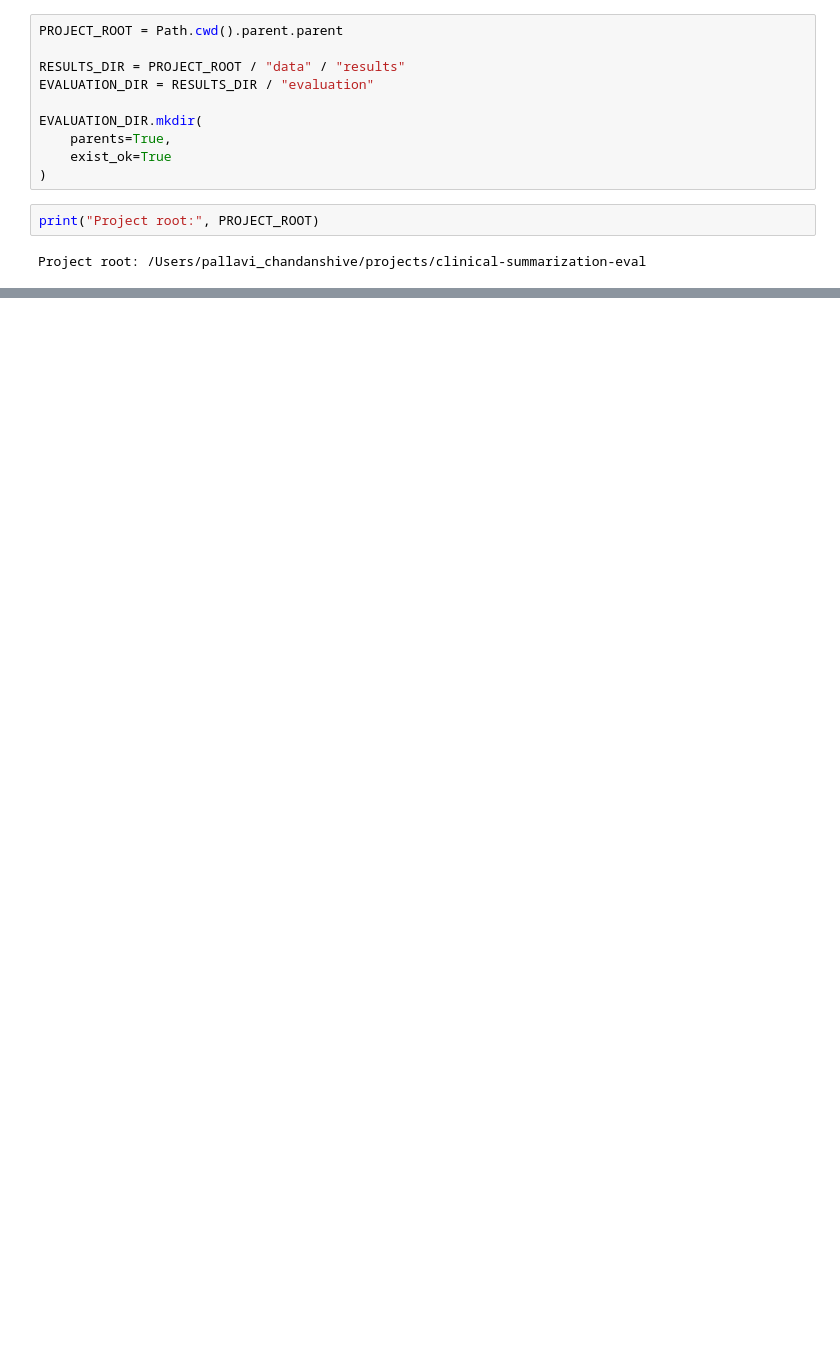
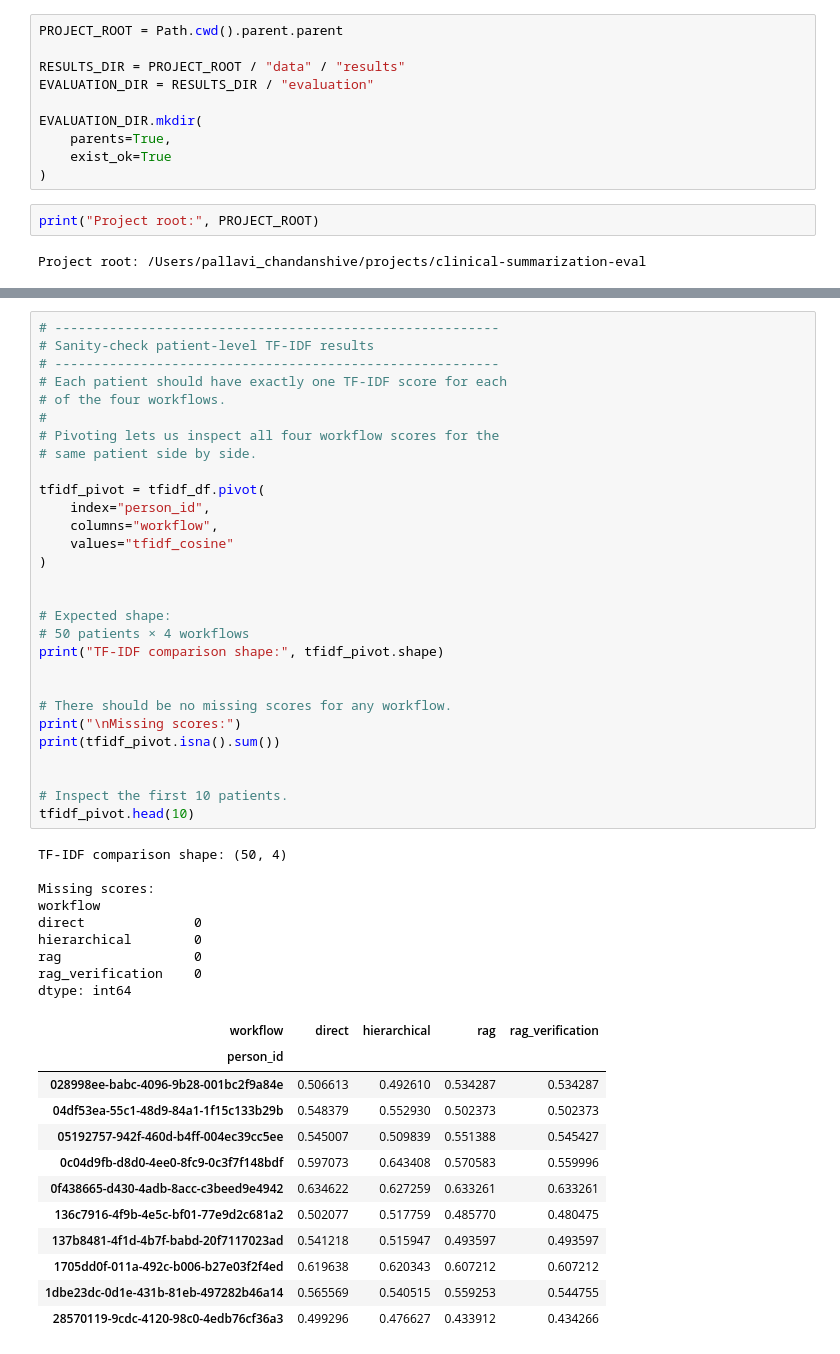
Before and after one commit to pallavi-cs-ai/clinical-summarization-eval, a Jupyter notebook: notebooks/evaluation/01_tfidf_evaluation.ipynb, the cells around one changed output, grey strips where cells are left out. Drawn from its saved outputs; the diff is of its cells as text; blank space fills up the shorter version.

```diff
--- a/notebooks/evaluation/01_tfidf_evaluation.ipynb
+++ b/notebooks/evaluation/01_tfidf_evaluation.ipynb
@@ -67,0 +465,51 @@ First value keys: dict_keys(['person_id', 'revision_needed', 'issue_count', 'ori
+# %%
+# ---------------------------------------------------------
+# Sanity-check patient-level TF-IDF results
+# ---------------------------------------------------------
+# Each patient should have exactly one TF-IDF score for each
+# of the four workflows.
+#
+# Pivoting lets us inspect all four workflow scores for the
+# same patient side by side.
+
+tfidf_pivot = tfidf_df.pivot(
+    index="person_id",
+    columns="workflow",
+    values="tfidf_cosine"
+)
+
+
+# Expected shape:
+# 50 patients × 4 workflows
+print("TF-IDF comparison shape:", tfidf_pivot.shape)
+
+
+# There should be no missing scores for any workflow.
+print("\nMissing scores:")
+print(tfidf_pivot.isna().sum())
+
+
+# Inspect the first 10 patients.
+tfidf_pivot.head(10)
+# %% [output]
+TF-IDF comparison shape: (50, 4)
+
+Missing scores:
+workflow
+direct              0
+hierarchical        0
+rag                 0
+rag_verification    0
+dtype: int64
+| workflow | direct | hierarchical | rag | rag_verification |
+| person_id |  |  |  |  |
+| 028998ee-babc-4096-9b28-001bc2f9a84e | 0.506613 | 0.492610 | 0.534287 | 0.534287 |
+| 04df53ea-55c1-48d9-84a1-1f15c133b29b | 0.548379 | 0.552930 | 0.502373 | 0.502373 |
+| 05192757-942f-460d-b4ff-004ec39cc5ee | 0.545007 | 0.509839 | 0.551388 | 0.545427 |
+| 0c04d9fb-d8d0-4ee0-8fc9-0c3f7f148bdf | 0.597073 | 0.643408 | 0.570583 | 0.559996 |
+| 0f438665-d430-4adb-8acc-c3beed9e4942 | 0.634622 | 0.627259 | 0.633261 | 0.633261 |
+| 136c7916-4f9b-4e5c-bf01-77e9d2c681a2 | 0.502077 | 0.517759 | 0.485770 | 0.480475 |
+| 137b8481-4f1d-4b7f-babd-20f7117023ad | 0.541218 | 0.515947 | 0.493597 | 0.493597 |
+| 1705dd0f-011a-492c-b006-b27e03f2f4ed | 0.619638 | 0.620343 | 0.607212 | 0.607212 |
+| 1dbe23dc-0d1e-431b-81eb-497282b46a14 | 0.565569 | 0.540515 | 0.559253 | 0.544755 |
+| 28570119-9cdc-4120-98c0-4edb76cf36a3 | 0.499296 | 0.476627 | 0.433912 | 0.434266 |
```
Also changed, not shown: parts of 16 cells of this notebook, 2 other files.
